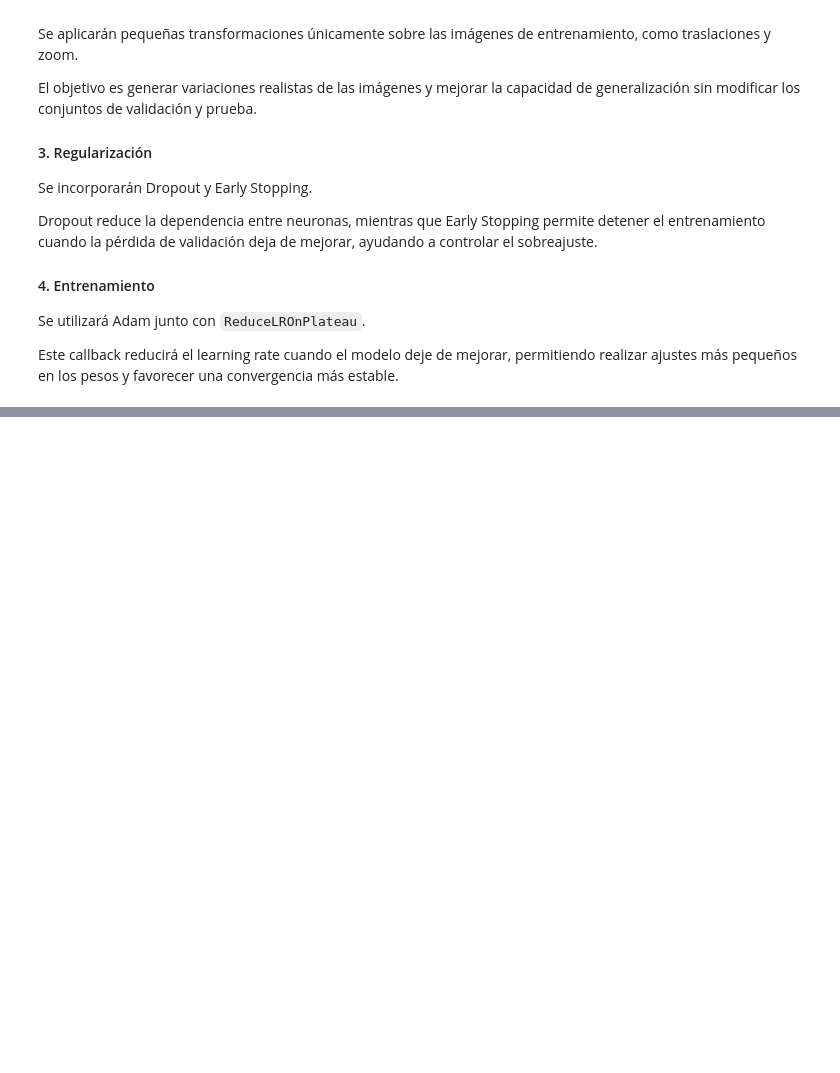
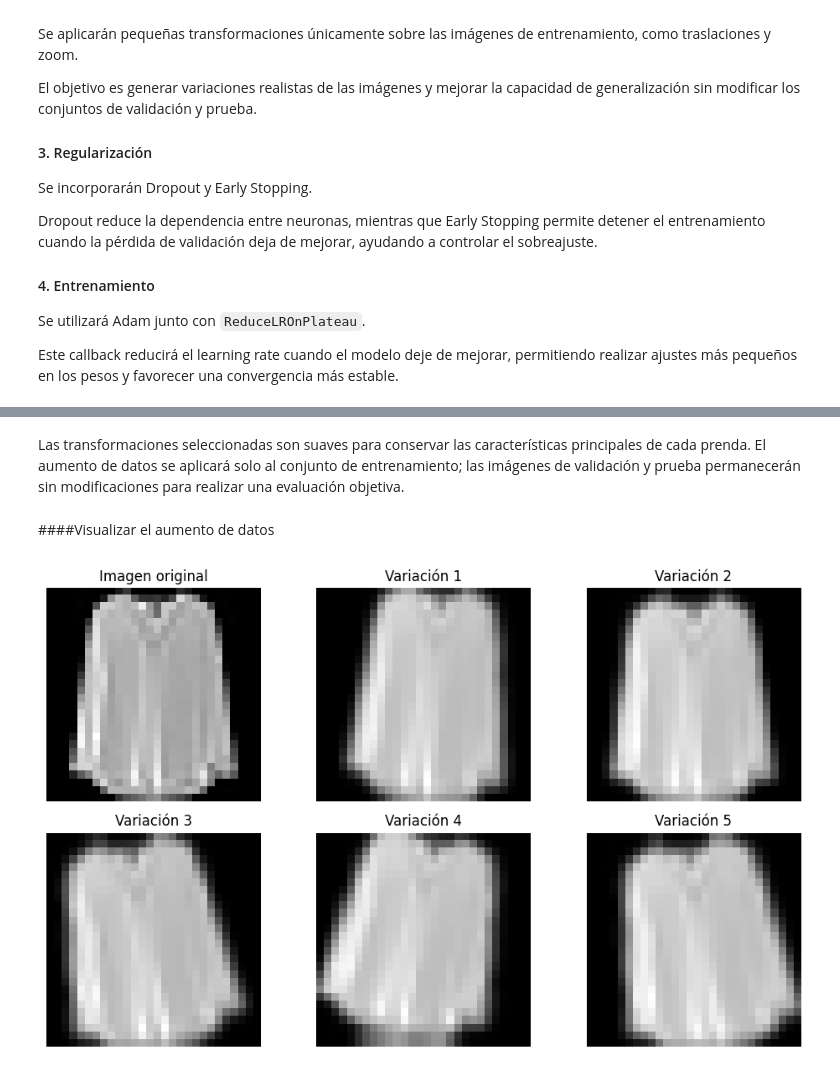
Before and after one commit to Francheskacisterna/Evaluacion_n1, a Jupyter notebook: Examen_Final.ipynb, the cells around one changed output, grey strips where cells are left out. Drawn from its saved outputs; the diff is of its cells as text; code cells hidden in the pictures; blank space fills up the shorter version.

```diff
--- a/Examen_Final.ipynb
+++ b/Examen_Final.ipynb
@@ -726,0 +763,32 @@ Este callback reducirá el learning rate cuando el modelo deje de mejorar, permi
+# %% [markdown]
+Las transformaciones seleccionadas son suaves para conservar las características principales de cada prenda. El aumento de datos se aplicará solo al conjunto de entrenamiento; las imágenes de validación y prueba permanecerán sin modificaciones para realizar una evaluación objetiva.
+# %% [markdown]
+####Visualizar el aumento de datos
+# %%
+# Seleccionar una imagen de ejemplo
+imagen_ejemplo = X_train_cnn[0:1]
+
+plt.figure(figsize=(10, 6))
+
+# Imagen original
+plt.subplot(2, 3, 1)
+plt.imshow(imagen_ejemplo[0, :, :, 0], cmap="gray")
+plt.title("Imagen original")
+plt.axis("off")
+
+# Cinco variaciones aumentadas
+for i in range(5):
+    imagen_aumentada = data_augmentation(
+        imagen_ejemplo,
+        training=True
+    )
+
+    plt.subplot(2, 3, i + 2)
+    plt.imshow(imagen_aumentada[0, :, :, 0], cmap="gray")
+    plt.title(f"Variación {i + 1}")
+    plt.axis("off")
+
+plt.tight_layout()
+plt.show()
+# %% [output]
+[figure, added]
```
Also changed, not shown: parts of 29 cells of this notebook.
